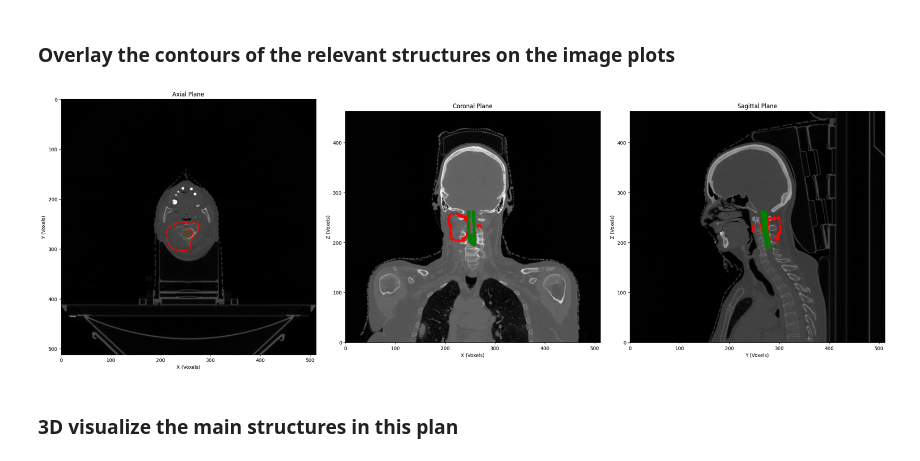
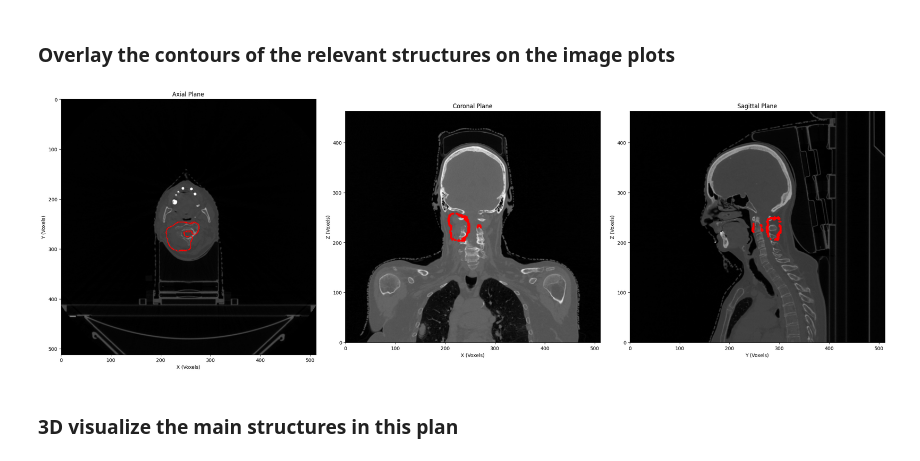
Before and after one commit to danieldeiros/TOH_Tractography, a Jupyter notebook: assignment.ipynb, the cells around one changed output. Cells and saved outputs as stored; diff of their text form; code cells hidden in the pictures.

```diff
--- a/assignment.ipynb
+++ b/assignment.ipynb
@@ -251,7 +224,7 @@ ROI_Names = {ROI.ROINumber:
              ROI.ROIName for ROI in RS_Files[0].StructureSetROISequence}
 
 # Target_Structures = ["1PTV3000", "SpinalCord"]
-Target_Structures = ["1PTV3000", "SpinalCord"]
+Target_Structures = ["1PTV3000"]
 Target_Numbers = np.full(len(Target_Structures), np.nan)
 
 for i, structure in enumerate(Target_Structures):
@@ -277,34 +250,34 @@ for i, Number in enumerate(Target_Numbers):
     contour_axial = contour_points[(Isocentre_Pos[2]-1 <= contour_points[:, 2])  & (contour_points[:,2] <= Isocentre_Pos[2]+1)] # collect points when on isocentric axial plane
     x_pts, y_pts = contour_axial[:, 0], contour_axial[:, 1]
     axs[0].plot(x_pts, y_pts, '-', linewidth = 1, color = colours[i % len(colours)])
 
     contour_coronal = contour_points[(Isocentre_Pos[1]-1 <= contour_points[:, 1])  & (contour_points[:,1] <= Isocentre_Pos[1]+1)] # collect points when on isocentric coronal plane
     # contour_coronal = contour_points[contour_points[:,1] == Isocentre_Pos[1]] # collect points when on isocentric coronal plane
     x_pts, z_pts = contour_coronal[:,0], contour_coronal[:,2]
     axs[1].plot(x_pts, z_pts, '.', linewidth = 1, color = colours[i % len(colours)])
     # mask = np.zeros((CT_Images[:,0,:].shape)) # pre-allocate mask
     # rr, cc = polygon(contour_coronal[:, 2], contour_coronal[:, 0], shape = mask.shape) # , shape=mask.shape
     # mask[rr, cc] = 1
     # mask = binary_fill_holes(mask) # fill holes for nicer contour
     # contours = find_contours(mask, level=0.5)
     # # contour = max(contours, key = lambda x: len(x))
     # contours = sorted(contours, key = lambda x: len(x))
     # axs[1].plot(contours[-1][:, 1], contours[-1][:, 0], 'r-', linewidth=1)
     # for contour in contours:
     #     axs[1].plot(contour[:, 1], contour[:, 0], 'r-', linewidth=1)
 
     contour_sagittal = contour_points[(Isocentre_Pos[0]-1 <= contour_points[:, 0])  & (contour_points[:,0] <= Isocentre_Pos[0]+1)] # collect points when on isocentric sagittal plane
     # contour_sagittal = contour_points[contour_points[:, 0] == Isocentre_Pos[0]] # collect points when on isocentric sagittal plane
     y_pts, z_pts = contour_sagittal[:,1], contour_sagittal[:,2]
     axs[2].plot(y_pts, z_pts, '.', linewidth = 1, color = colours[i % len(colours)])
     # mask = np.zeros((CT_Images[:,0,:].shape)) # pre-allocate mask
     # rr, cc = polygon(contour_coronal[:, 2], contour_coronal[:, 1]) # , shape=mask.shape
     # mask[rr, cc] = 1
     # contours = find_contours(mask, level=0.5)
     # contours = sorted(contours, key = lambda x: len(x))
     # axs[2].plot(contours[-1][:, 1], contours[-1][:, 0], 'r-', linewidth=1)
 # %% [output]
-[figure, old version]
+[figure, new version]
 # %% [markdown]
 ### 3D visualize the main structures in this plan
 # %%
```
Also changed, not shown: parts of 18 cells of this notebook.
